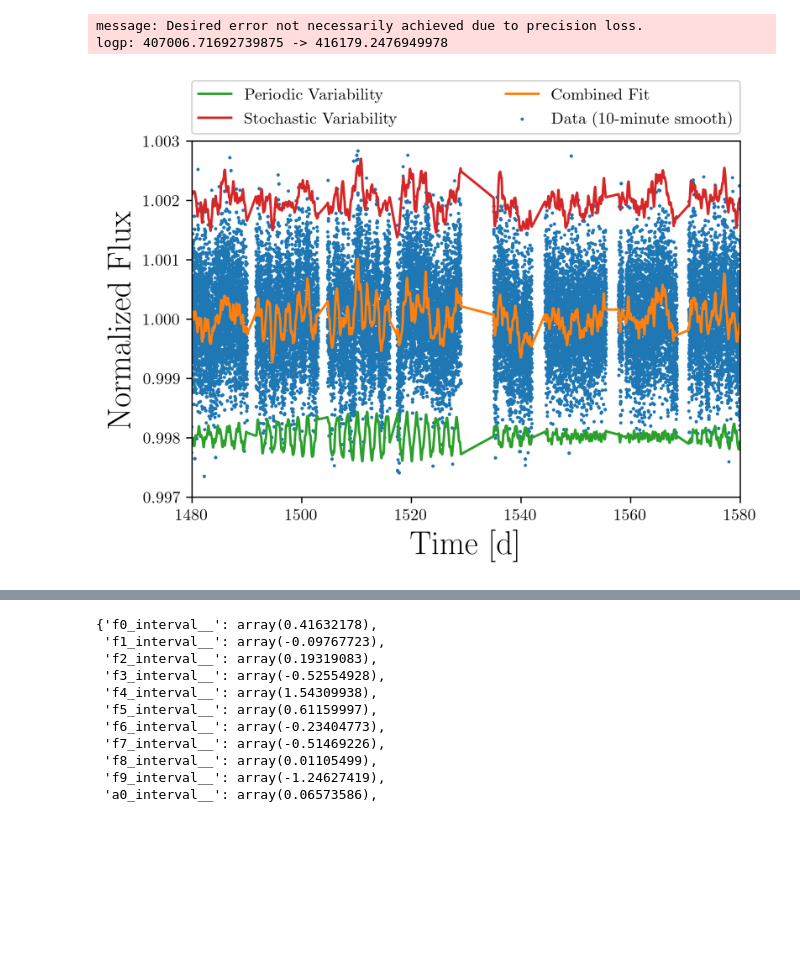
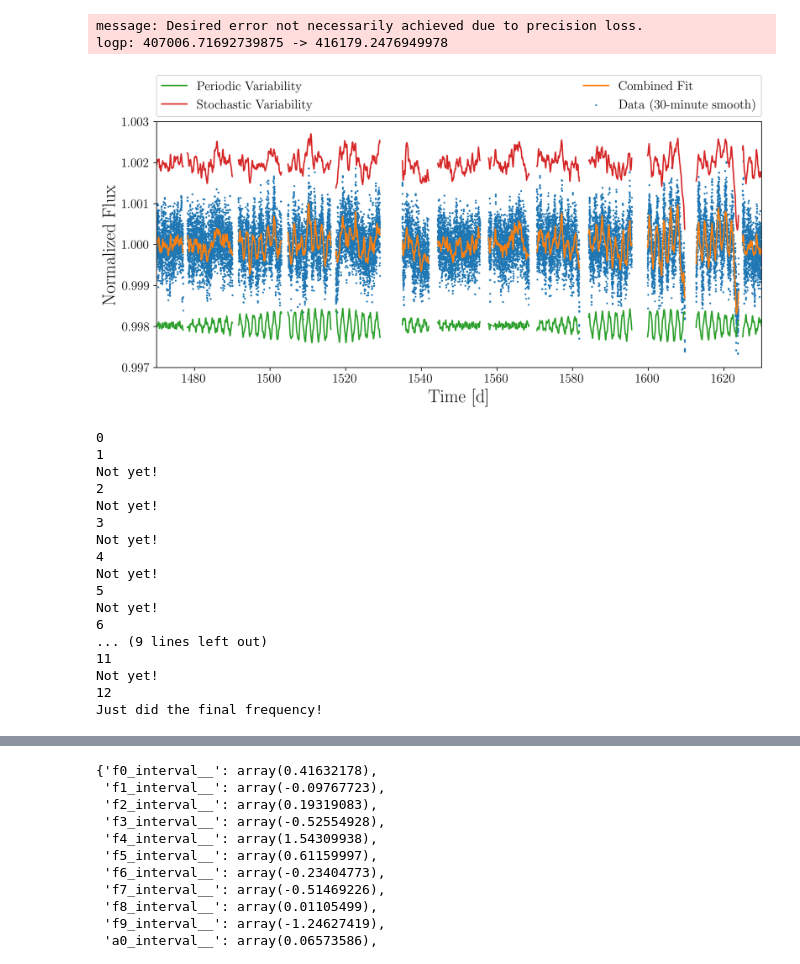
Before and after one commit to tzdwi/TESS, a Jupyter notebook: code/explore_SLFV_GP.ipynb, the cells around one changed output, grey strips where cells are left out. Saved outputs shown, nothing was run; the diff lists cells and outputs as text; code cells hidden in the pictures; blank space fills up the shorter version.

```diff
--- a/code/explore_SLFV_GP.ipynb
+++ b/code/explore_SLFV_GP.ipynb
@@ -50,7 +50,7 @@ cool_sgs
 # %%
 example = cool_sgs[cool_sgs['CommonName']=='HD 269110']
 tic = example.index[0]
-lc, lc_smooth = lc_extract(get_lc_from_id(tic), smooth='10T')
+lc, lc_smooth = lc_extract(get_lc_from_id(tic), smooth='30T')
 
 time, flux, err = lc['Time'].values, lc['Flux'].values, lc['Err'].values
 time_s, flux_s, err_s = lc_smooth['Time'].values, lc_smooth['Flux'].values, lc_smooth['Err'].values
@@ -344,7 +344,7 @@ plt.plot(bics)
 [<matplotlib.lines.Line2D at 0x...>]
 [figure]
 # %%
-nf = np.argmin(bics)
+nf = 5#np.argmin(bics) (we know it's five)
 print(nf)
 with pm.Model() as model_min:
     fs = [pm.Uniform(f"f{i}", lower = good_fs[i, 0] - 3*good_fs[i,1], upper=good_fs[i, 0] + 3*good_fs[i,1]) for i in range(nf)]
@@ -358,19 +358,73 @@ optimizing logp for variables: [log_tau, log_rho, log_sigma, log_jitter, mean_fl
 message: Desired error not necessarily achieved due to precision loss.
 logp: 407006.71692739875 -> 416179.2476949978
 # %%
-fig = plt.figure(dpi=300)
-plt.scatter(time_s, flux_s, s=1,rasterized=True,label='Data (10-minute smooth)')
-plt.plot(time[::5], map_soln['mean']-0.002,c='C2',rasterized=True,label='Periodic Variability')
-plt.plot(time[::5], map_soln['pred']+1.002,c='C3',rasterized=True,label='Stochastic Variability')
-plt.plot(time[::5], map_soln['mean']+map_soln['pred'],rasterized=True,c='C1',label='Combined Fit')
-plt.xlim(1480,1580)
+fig = plt.figure(figsize=(12,5),dpi=300)
+plt.scatter(time_s, flux_s, s=1,rasterized=True,label='Data (30-minute smooth)')
+plt.xlim(1470,1630)
 plt.ylim(0.997,1.003)
+xl = plt.gca().get_xlim()
+
+mean = map_soln['mean']
+pred = map_soln['pred']
+diff_time = np.diff(time[::5])
+skip_idx = []
+for i,d in enumerate(diff_time):
+    if d*24*60 >= 60:
+        mean[i] = np.nan
+        mean[i+1] = np.nan
+        pred[i] = np.nan
+        pred[i+1] = np.nan
+
+plt.plot(time[::5], mean-0.002,c='C2',rasterized=True,label='Periodic Variability')
+plt.plot(time[::5], pred+1.002,c='C3',rasterized=True,label='Stochastic Variability')
+plt.plot(time[::5], mean+pred,rasterized=True,c='C1',label='Combined Fit')
+
+for tick in plt.gca().xaxis.get_major_ticks():
+    tick.label.set_fontsize(14)
+for tick in plt.gca().yaxis.get_major_ticks():
+    tick.label.set_fontsize(14)
 
 plt.xlabel('Time [d]',fontsize=20)
 plt.ylabel('Normalized Flux',fontsize=20)
 
-plt.legend(ncol=2,bbox_to_anchor=(0., 1.02, 1., .102), loc='lower left', mode="expand", borderaxespad=0.)
+plt.legend(ncol=2,bbox_to_anchor=(0., 1.02, 1., .102), loc='lower left',
+           mode="expand", borderaxespad=0., fontsize=14)
+
 
 plt.savefig('../plots/GP_deblend.pdf', bbox_inches='tight')
 # %% [output]
-[figure, old version]
+[figure, new version]
+# %%
+old_bic = 20
+len_good = 12
+for nf_found in range(len_good+1):
+    print(nf_found)
+    if nf_found == 0:
+        continue # we already did this case
+    else:
+        bic = nf_found
+        if bic >= old_bic:
+            print('Over the old bic!')
+            break
+        elif nf_found != len_good:
+            print('Not yet!')
+        else:
+            print('Just did the final frequency!')
+# %% [output]
+0
+1
+Not yet!
+2
+Not yet!
+3
+Not yet!
+4
+Not yet!
+5
+Not yet!
+6
+... (9 lines left out)
+11
+Not yet!
+12
+Just did the final frequency!
```
Also changed, not shown: parts of 3 cells of this notebook, 33 other files.
